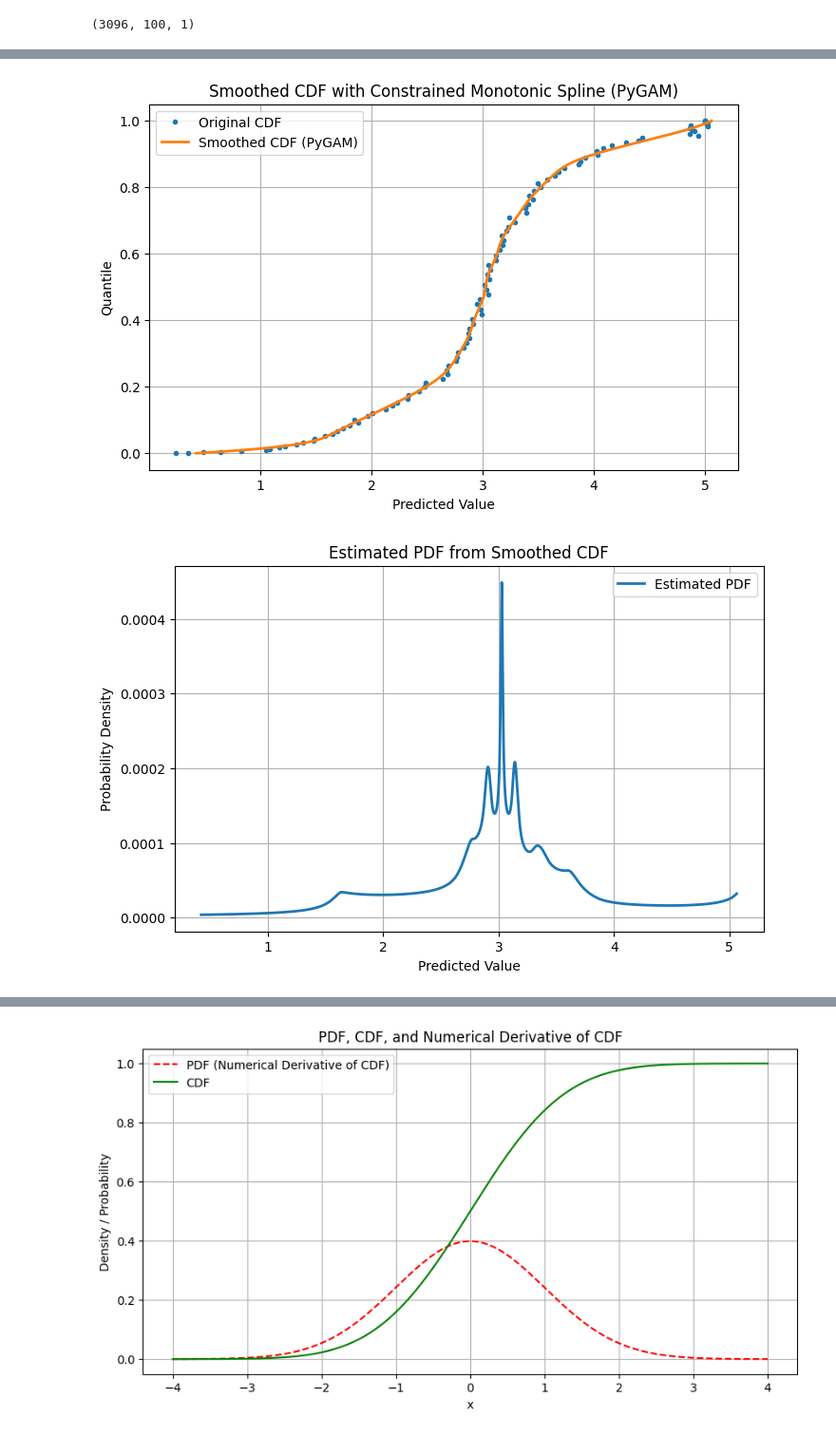
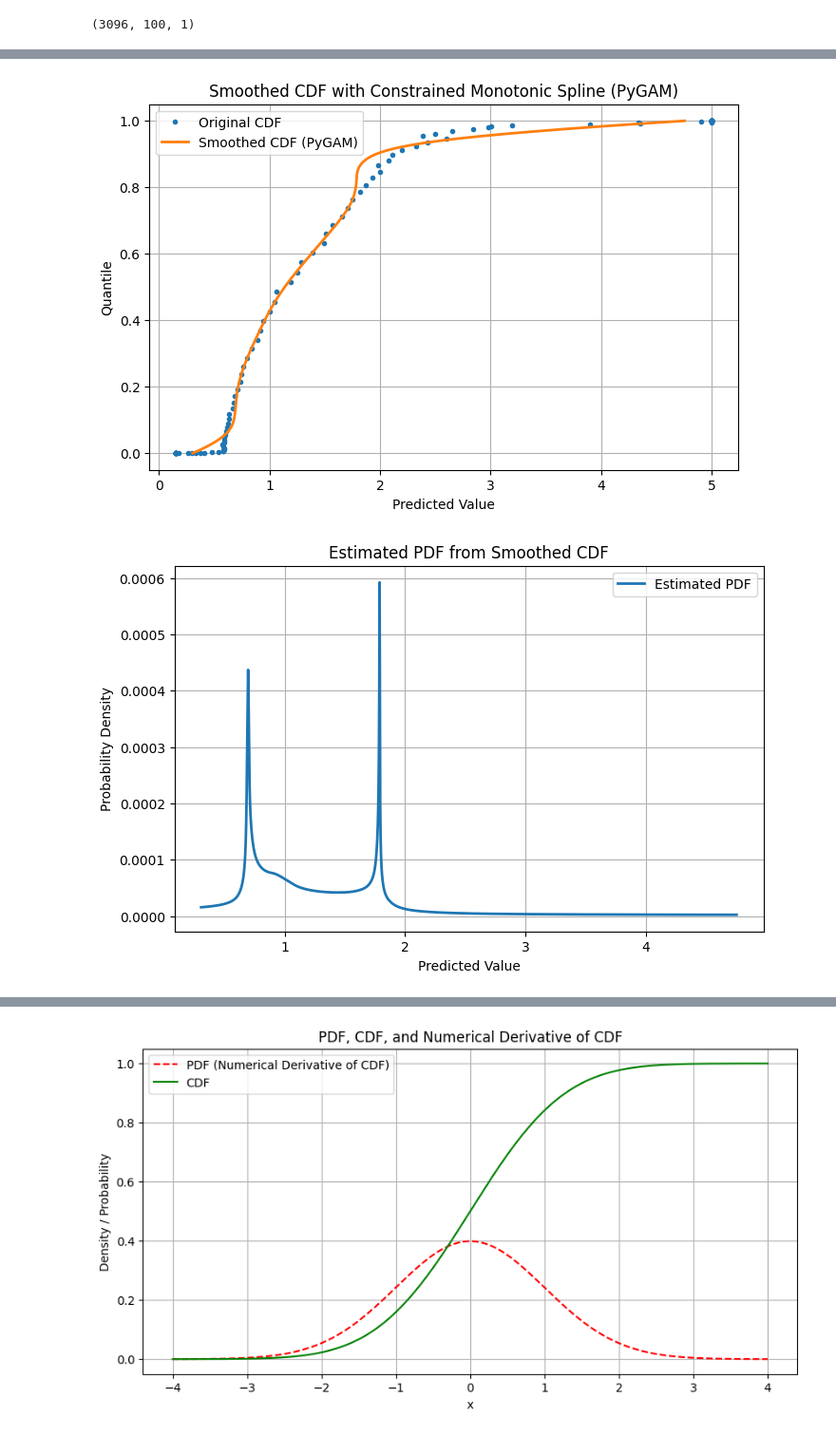
Before and after one commit to fastovetsilya/ProbGBT, a Jupyter notebook: prob_gbt/prob_gbt/train_gbt.ipynb, the cells around one changed output, grey strips where cells are left out. Shown: that part at 95% size. Drawn from its saved outputs; the diff is of its cells as text; code cells hidden in the pictures.

```diff
--- a/prob_gbt/prob_gbt/train_gbt.ipynb
+++ b/prob_gbt/prob_gbt/train_gbt.ipynb
@@ -23,8 +24,8 @@ house_prices_df.head()
 # %%
-# # Step 1: Load the dataset
-# data = fetch_california_housing()
-# X, y = pd.DataFrame(data.data), pd.DataFrame(data.target)  # Features and target
-# cat_features = None
+# Step 1: Load the dataset
+data = fetch_california_housing()
+X, y = pd.DataFrame(data.data), pd.DataFrame(data.target)  # Features and target
+cat_features = None
 # %%
 
 # # Load Iris dataset
@@ -63,7 +64,7 @@ Test set: 3096 samples
 uniform_quantiles = np.linspace(0.01, 0.99, 100)
 
 # Transform using normal distribution's PPF
-non_uniform_quantiles = stats.norm.cdf(stats.norm.ppf(uniform_quantiles) * 1.2)
+non_uniform_quantiles = stats.norm.cdf(stats.norm.ppf(uniform_quantiles) * 3)
 
 # Ensure values are within [0,1]
 non_uniform_quantiles = np.clip(non_uniform_quantiles, 0, 1)
@@ -161,11 +157,25 @@ Optimal lambda: [[0.0015199110829529332]]
 # %%
-i = 2400
+i = 0
 
 # Fit a monotonic increasing spline using PyGAM
-y_pred_sample = y_pred[i]
+y_pred_sample = y_pred[i].flatten()
+
+# # Compute extrapolated tail values using a logistic-like shape
+# extra_margin = 0.5  # Adjust this to control smoothness at tails
+
+# quantiles_extra_low = np.linspace(quantiles.min() - extra_margin, quantiles.min(), num=5)
+# quantiles_extra_high = np.linspace(quantiles.max(), quantiles.max() + extra_margin, num=5)
+
+# # Generate y_pred_sample values that smoothly extend to the tails
+# y_extra_low = np.linspace(y_pred_sample.min() - extra_margin, y_pred_sample.min(), num=5)
+# y_extra_high = np.linspace(y_pred_sample.max(), y_pred_sample.max() + extra_margin, num=5)
+
+# # Combine extended and original points
+# quantiles_extended = np.hstack([quantiles_extra_low, quantiles, quantiles_extra_high])
+# y_pred_sample_extended = np.hstack([y_extra_low, y_pred_sample, y_extra_high])
 
 # Fit a Generalized Additive Model with monotonic increasing constraint
-gam = LinearGAM(s(0, constraints="monotonic_inc"), lam=best_lambda).fit(quantiles, y_pred_sample)
+gam = LinearGAM(s(0, constraints="monotonic_inc")).fit(quantiles, y_pred_sample)
 # gam.gridsearch(quantiles, y_pred_sample, lam=np.logspace(-3, 3, 100), keep_best=True)
 # gam.gridsearch(quantiles, y_pred_sample, keep_best=True)
 
@@ -179,35 +189,35 @@ y_pred_smooth = gam.predict(quantiles_smooth)
 epsilon = 1e-10  # Small constant to avoid division by zero
 # Compute the PDF as the derivative of the CDF
 pdf_smooth = np.diff(quantiles_smooth) / (np.diff(y_pred_smooth) + epsilon)
 pdf_smooth = np.pad(pdf_smooth, (0, 1), mode='edge')  # Extend last value
 pdf_smooth /= np.sum(pdf_smooth)
 
 
 # Plot results
 plt.figure(figsize=(8, 5))
 plt.plot(y_pred_sample, quantiles, ".", label="Original CDF")  # Dots for raw CDF
 plt.plot(y_pred_smooth, quantiles_smooth, "-", label="Smoothed CDF (PyGAM)", linewidth=2)
 plt.xlabel("Predicted Value")
 plt.ylabel("Quantile")
 plt.title("Smoothed CDF with Constrained Monotonic Spline (PyGAM)")
 plt.legend()
 plt.grid(True)
 plt.show()
 
 
 plt.figure(figsize=(8, 5))
 plt.plot(y_pred_smooth, pdf_smooth, "-", label="Estimated PDF", linewidth=2)
 plt.xlabel("Predicted Value")
 plt.ylabel("Probability Density")
 plt.title("Estimated PDF from Smoothed CDF")
 plt.legend()
 plt.grid(True)
 # plt.xlim(0, 1)
 # plt.ylim(0, 1)
 plt.show()
 # %% [output]
-[figure, old version]
+[figure, new version]
-[figure, old version]
+[figure, new version]
 # %%
 # Assuming y_pred_smooth and pdf_smooth are already computed
 # Compute CDF of the estimated PDF
```
Also changed, not shown: parts of 6 cells of this notebook, 9 other files.
